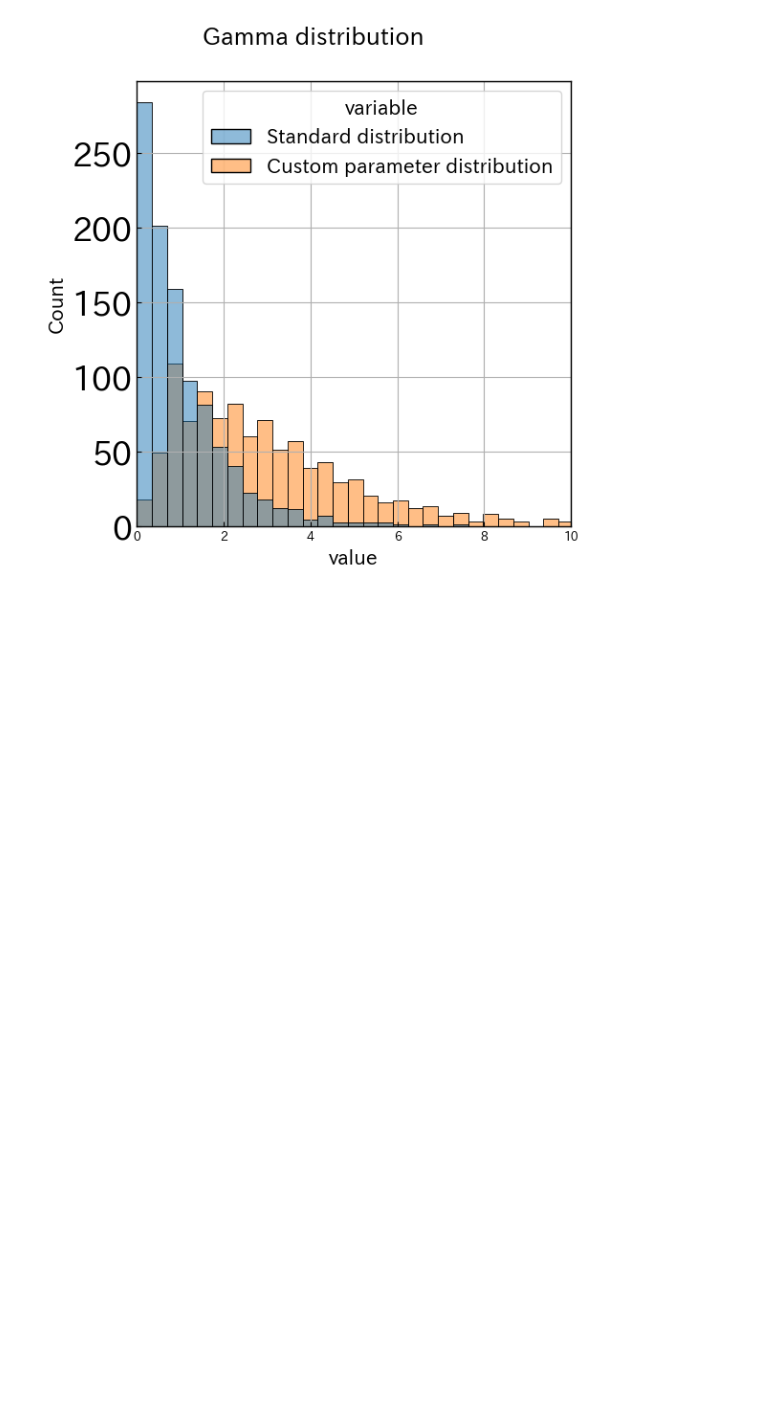
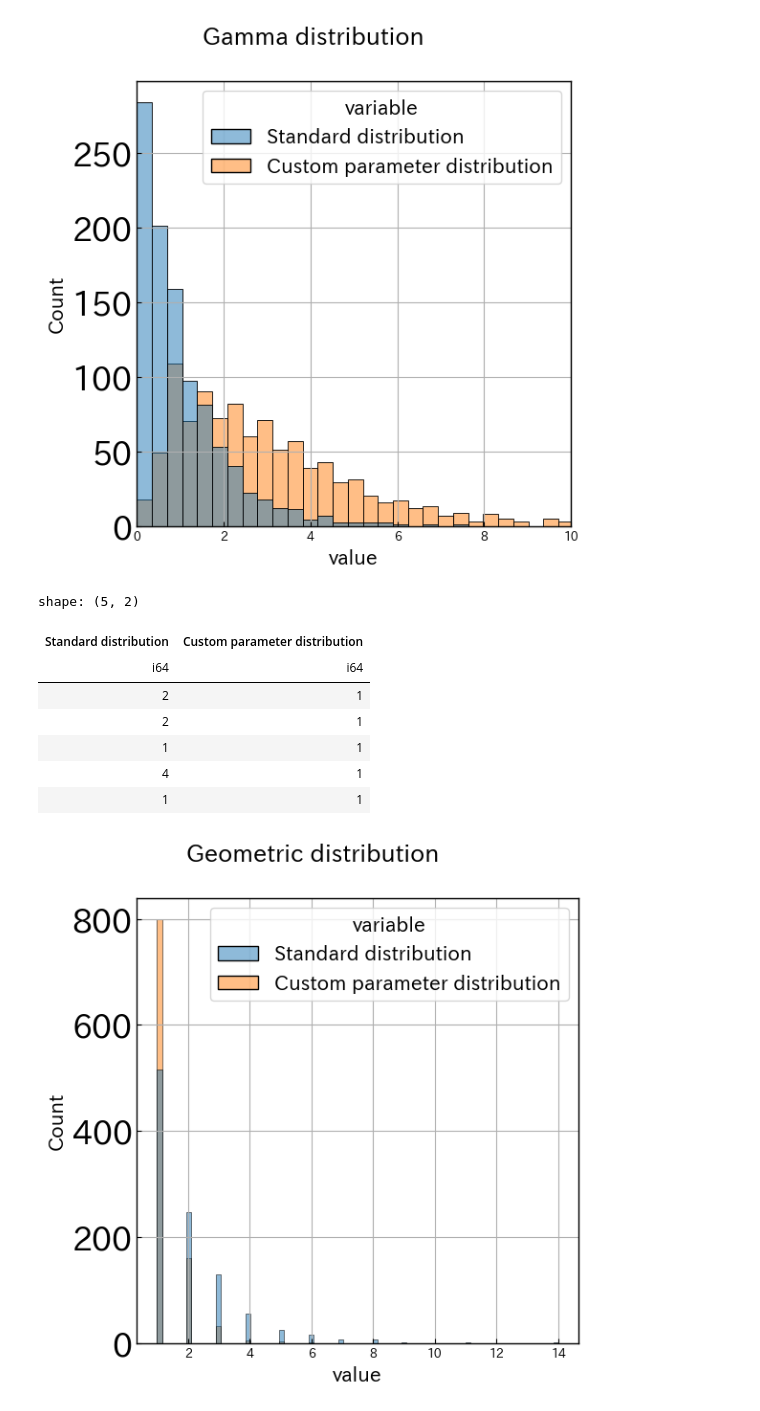
Before and after one commit to Tremendous1192/demo_rand_simple, a Jupyter notebook: notebooks/demo.ipynb, the cells around one changed output. Saved outputs shown, nothing was run; the diff lists cells and outputs as text; code cells hidden in the pictures; blank space fills up the shorter version.

Commit message:
Geometric分布

```diff
--- a/notebooks/demo.ipynb
+++ b/notebooks/demo.ipynb
@@ -318,3 +318,37 @@ shape: (5, 2)
 | 0.3 | 0.4 |
 | 0.3 | 4.9 |
 [figure]
+# %%
+name = "Geometric"# distribution
+df = (
+    pl.read_csv("../data/" + name + ".csv")
+    #.with_columns([
+    #    pl.col("Standard distribution").round(1),
+    #    pl.col("Custom parameter distribution").round(1),
+    #])
+)
+
+# Show first 5 rows data
+display(df.head())
+
+# Plot distribution
+fig, ax = plt.subplots(nrows = 1, ncols = 1, figsize = (6, 6))
+sns.histplot(
+    data = df.unpivot(cs.numeric()),
+    x = "value",
+    hue = "variable",
+    ax = ax,
+)
+plt.suptitle(name + " distribution")
+#plt.setp(ax, xlim = (0, 10))
+plt.tight_layout()
+# %% [output]
+shape: (5, 2)
+| Standard distribution | Custom parameter distribution |
+| i64 | i64 |
+| 2 | 1 |
+| 2 | 1 |
+| 1 | 1 |
+| 4 | 1 |
+| 1 | 1 |
+[figure, added]
```
Also changed, not shown: 3 other files.
